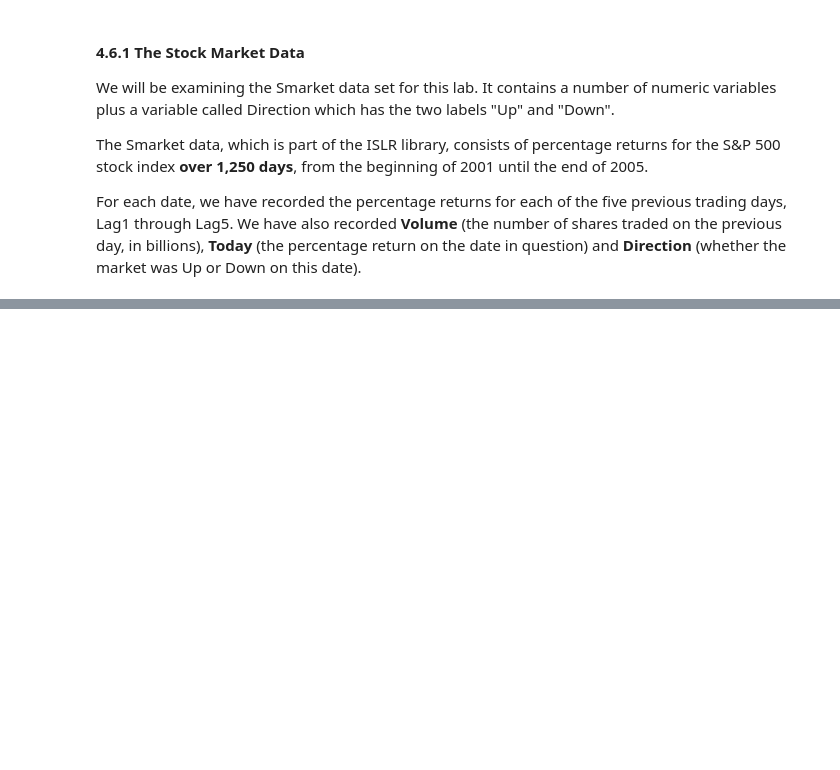
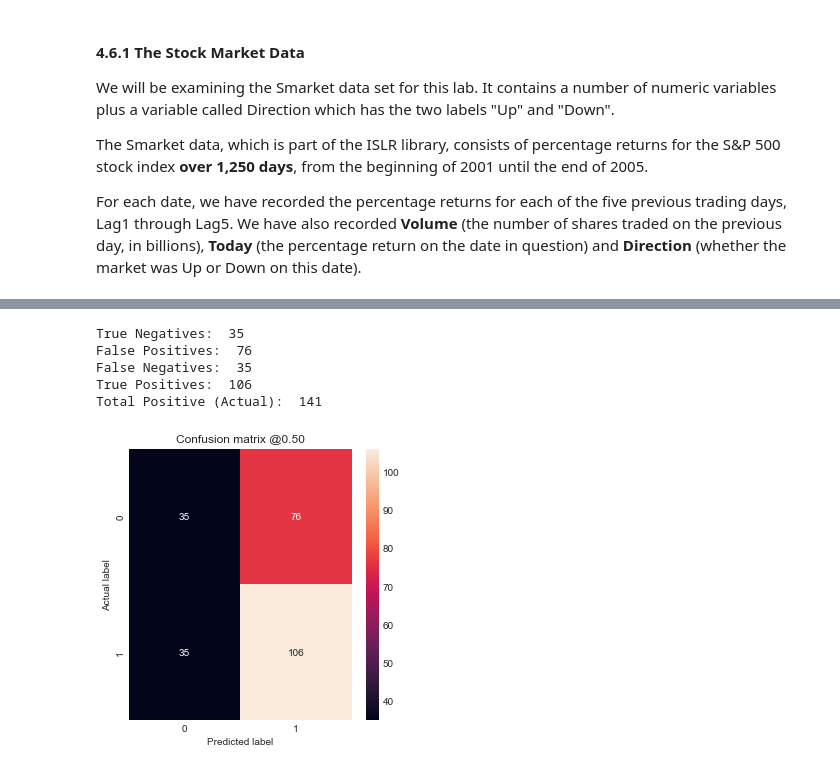
Before and after one commit to Lupercio421/STAT-724, a Jupyter notebook: Lectures/CH4_Classification_Labs.ipynb, the cells around one changed output, grey strips where cells are left out. Cells and saved outputs as stored; diff of their text form; code cells hidden in the pictures; blank space fills up the shorter version.

```diff
--- a/Lectures/CH4_Classification_Labs.ipynb
+++ b/Lectures/CH4_Classification_Labs.ipynb
@@ -116,0 +121,5 @@ For each date, we have recorded the percentage returns for each of the five prev
+# %%
+X_train = smarket_train[['Lag1','Lag2']]
+y_train = smarket_train['Direction2']
+X_test = smarket_test[['Lag1','Lag2']]
+y_test = smarket_test['Direction2']
@@ -116,0 +128,7 @@ For each date, we have recorded the percentage returns for each of the five prev
+# %%
+clf = skl_lm.LogisticRegression(solver='newton-cg')
+clf.fit(X_train,y_train)
+print(clf)
+print('classes: ',clf.classes_)
+print('coefficients: ',clf.coef_)
+print('intercept :', clf.intercept_)
@@ -116,0 +142,3 @@ For each date, we have recorded the percentage returns for each of the five prev
+# %%
+pred = clf.predict(X_test)
+pred, y_test.T
@@ -116,0 +193,9 @@ For each date, we have recorded the percentage returns for each of the five prev
+# %%
+plot_cm(y_test, pred)
+# %% [output]
+True Negatives:  35
+False Positives:  76
+False Negatives:  35
+True Positives:  106
+Total Positive (Actual):  141
+[figure, added]
```
Also changed, not shown: parts of 14 cells of this notebook, 2 other files.
